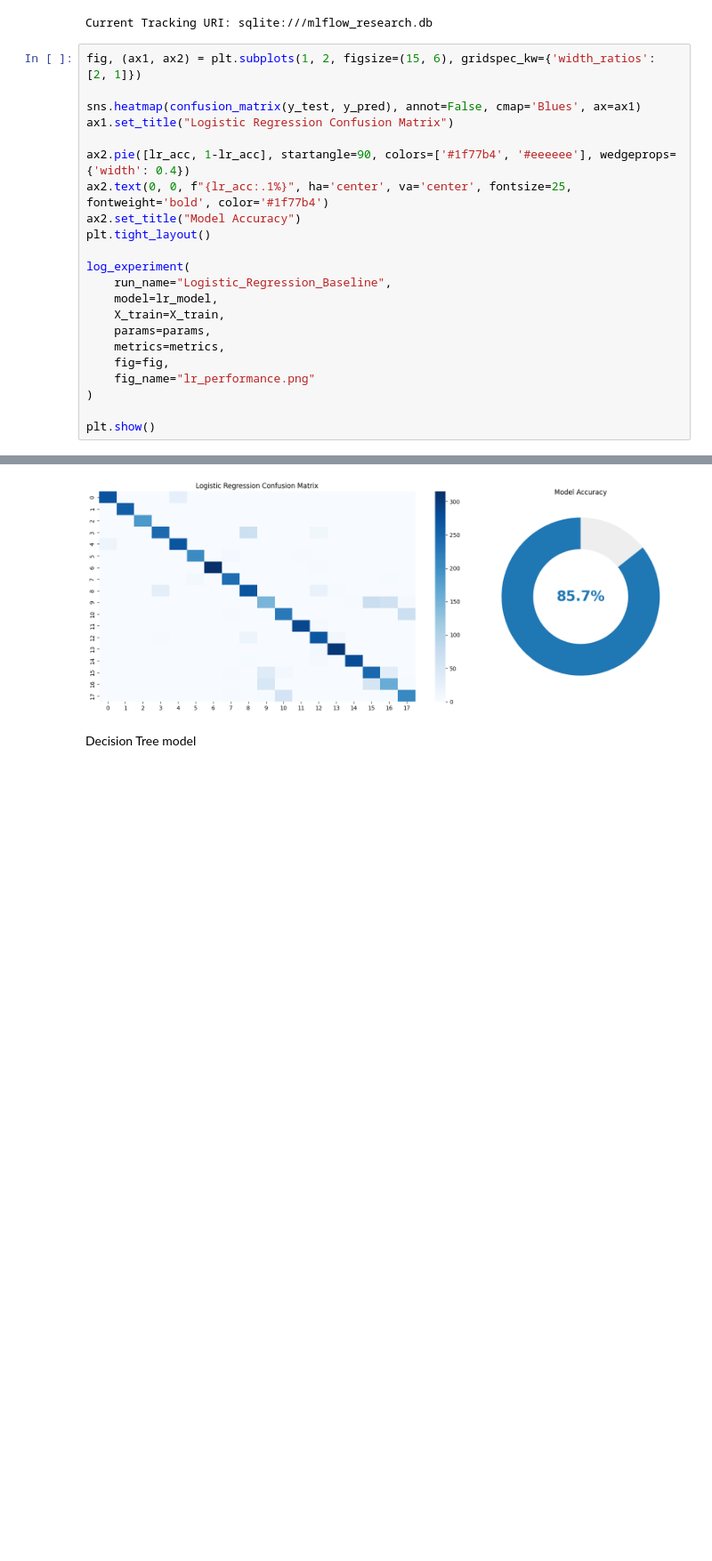
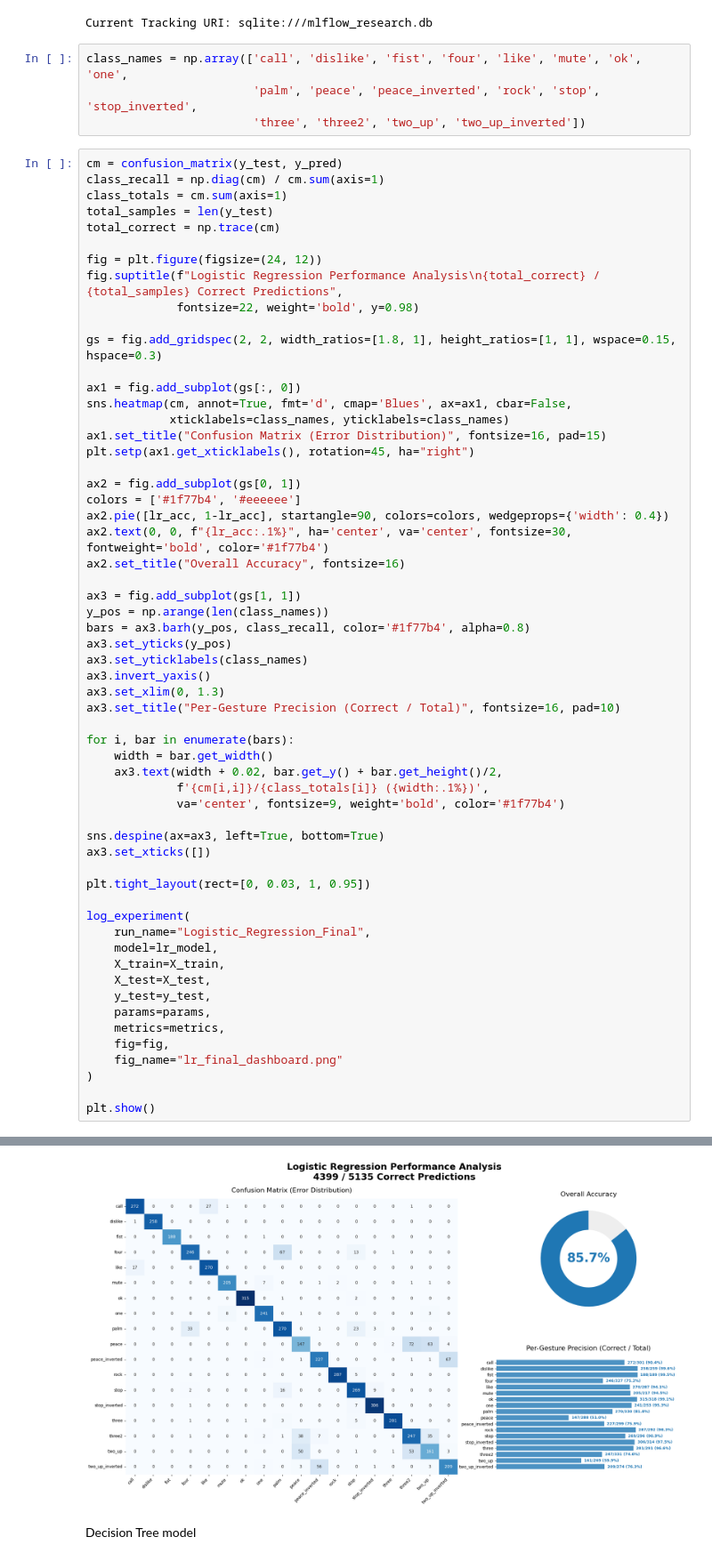
Before and after one commit to MarwanZaineldeen/Hand-Gesture-Classification-MLflow, a Jupyter notebook: hand_gesture_classification.ipynb, the cells around one changed output, grey strips where cells are left out. Shown at 89% size. Saved outputs shown, nothing was run; the diff lists cells and outputs as text; blank space fills up the shorter version.

Commit message:
finalize documentation and production-ready MLOps pipeline

```diff
--- a/hand_gesture_classification.ipynb
+++ b/hand_gesture_classification.ipynb
@@ -272,25 +274,65 @@ import mlflow
 print(f"Current Tracking URI: {mlflow.get_tracking_uri()}")
 # %% [output]
 Current Tracking URI: sqlite:///mlflow_research.db
+# %%
+class_names = np.array(['call', 'dislike', 'fist', 'four', 'like', 'mute', 'ok', 'one',
+                        'palm', 'peace', 'peace_inverted', 'rock', 'stop', 'stop_inverted',
+                        'three', 'three2', 'two_up', 'two_up_inverted'])
 # %%
-fig, (ax1, ax2) = plt.subplots(1, 2, figsize=(15, 6), gridspec_kw={'width_ratios': [2, 1]})
+cm = confusion_matrix(y_test, y_pred)
+class_recall = np.diag(cm) / cm.sum(axis=1)
+class_totals = cm.sum(axis=1)
+total_samples = len(y_test)
+total_correct = np.trace(cm)
 
-sns.heatmap(confusion_matrix(y_test, y_pred), annot=False, cmap='Blues', ax=ax1)
-ax1.set_title("Logistic Regression Confusion Matrix")
+fig = plt.figure(figsize=(24, 12))
+fig.suptitle(f"Logistic Regression Performance Analysis\n{total_correct} / {total_samples} Correct Predictions",
+             fontsize=22, weight='bold', y=0.98)
 
-ax2.pie([lr_acc, 1-lr_acc], startangle=90, colors=['#1f77b4', '#eeeeee'], wedgeprops={'width': 0.4})
-ax2.text(0, 0, f"{lr_acc:.1%}", ha='center', va='center', fontsize=25, fontweight='bold', color='#1f77b4')
-ax2.set_title("Model Accuracy")
-plt.tight_layout()
+gs = fig.add_gridspec(2, 2, width_ratios=[1.8, 1], height_ratios=[1, 1], wspace=0.15, hspace=0.3)
+
+ax1 = fig.add_subplot(gs[:, 0])
+sns.heatmap(cm, annot=True, fmt='d', cmap='Blues', ax=ax1, cbar=False,
+            xticklabels=class_names, yticklabels=class_names)
+ax1.set_title("Confusion Matrix (Error Distribution)", fontsize=16, pad=15)
+plt.setp(ax1.get_xticklabels(), rotation=45, ha="right")
+
+ax2 = fig.add_subplot(gs[0, 1])
+colors = ['#1f77b4', '#eeeeee']
+ax2.pie([lr_acc, 1-lr_acc], startangle=90, colors=colors, wedgeprops={'width': 0.4})
+ax2.text(0, 0, f"{lr_acc:.1%}", ha='center', va='center', fontsize=30, fontweight='bold', color='#1f77b4')
+ax2.set_title("Overall Accuracy", fontsize=16)
+
+ax3 = fig.add_subplot(gs[1, 1])
+y_pos = np.arange(len(class_names))
+bars = ax3.barh(y_pos, class_recall, color='#1f77b4', alpha=0.8)
+ax3.set_yticks(y_pos)
+ax3.set_yticklabels(class_names)
+ax3.invert_yaxis()
+ax3.set_xlim(0, 1.3)
+ax3.set_title("Per-Gesture Precision (Correct / Total)", fontsize=16, pad=10)
+
+for i, bar in enumerate(bars):
+    width = bar.get_width()
+    ax3.text(width + 0.02, bar.get_y() + bar.get_height()/2,
+             f'{cm[i,i]}/{class_totals[i]} ({width:.1%})',
+             va='center', fontsize=9, weight='bold', color='#1f77b4')
+
+sns.despine(ax=ax3, left=True, bottom=True)
+ax3.set_xticks([])
+
+plt.tight_layout(rect=[0, 0.03, 1, 0.95])
 
 log_experiment(
-    run_name="Logistic_Regression_Baseline",
+    run_name="Logistic_Regression_Final",
     model=lr_model,
     X_train=X_train,
+    X_test=X_test,
+    y_test=y_test,
     params=params,
     metrics=metrics,
     fig=fig,
-    fig_name="lr_performance.png"
+    fig_name="lr_final_dashboard.png"
 )
 
 plt.show()
@@ -301,4 +343,4 @@ Successfully logged: 'Logistic_Regression_Baseline' with metrics, signature, and
-[figure, old version]
+[figure, new version]
 # %% [markdown]
 Decision Tree model
 # %%
```
Also changed, not shown: parts of 13 cells of this notebook, 6 other files.
